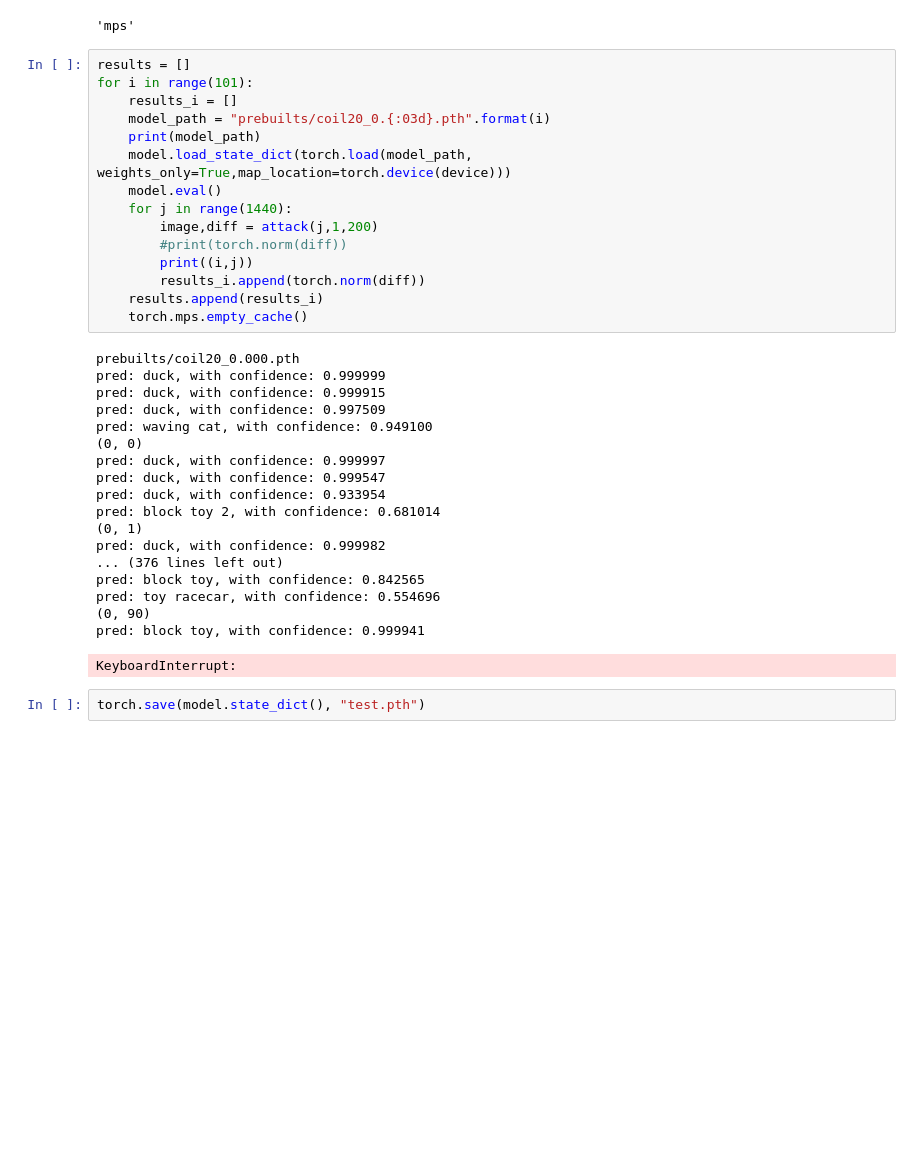
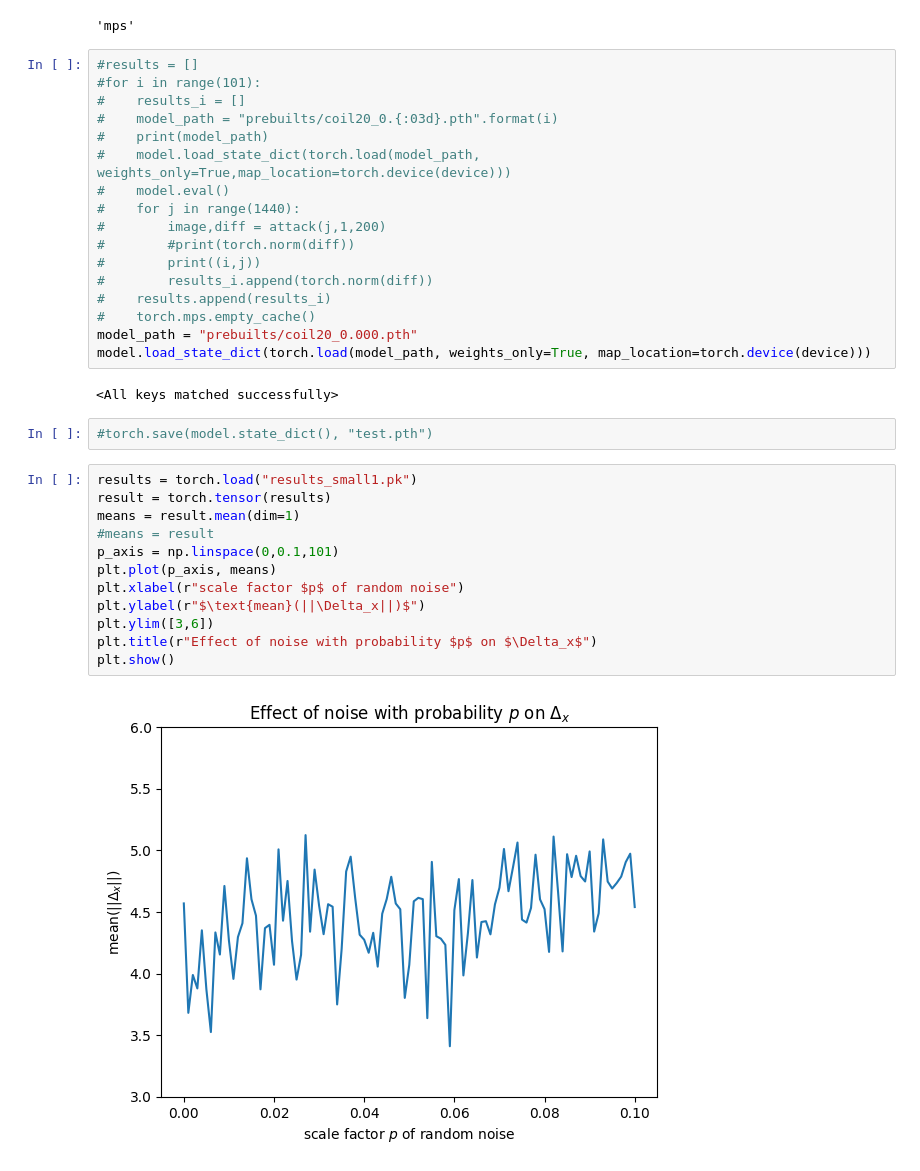
Before and after one commit to ameliamartinson/540-project-code, a Jupyter notebook: Coil20_simplified_small.ipynb, the cells around one changed output. Saved outputs shown, nothing was run; the diff lists cells and outputs as text; blank space fills up the shorter version.

```diff
--- a/Coil20_simplified_small.ipynb
+++ b/Coil20_simplified_small.ipynb
@@ -454,38 +459,37 @@ device
 # %% [output]
 'mps'
 # %%
-results = []
-for i in range(101):
-    results_i = []
-    model_path = "prebuilts/coil20_0.{:03d}.pth".format(i)
-    print(model_path)
-    model.load_state_dict(torch.load(model_path, weights_only=True,map_location=torch.device(device)))
-    model.eval()
-    for j in range(1440):
-        image,diff = attack(j,1,200)
-        #print(torch.norm(diff))
-        print((i,j))
-        results_i.append(torch.norm(diff))
-    results.append(results_i)
-    torch.mps.empty_cache()
+#results = []
+#for i in range(101):
+#    results_i = []
+#    model_path = "prebuilts/coil20_0.{:03d}.pth".format(i)
+#    print(model_path)
+#    model.load_state_dict(torch.load(model_path, weights_only=True,map_location=torch.device(device)))
+#    model.eval()
+#    for j in range(1440):
+#        image,diff = attack(j,1,200)
+#        #print(torch.norm(diff))
+#        print((i,j))
+#        results_i.append(torch.norm(diff))
+#    results.append(results_i)
+#    torch.mps.empty_cache()
+model_path = "prebuilts/coil20_0.000.pth"
+model.load_state_dict(torch.load(model_path, weights_only=True, map_location=torch.device(device)))
 # %% [output]
-prebuilts/coil20_0.000.pth
-pred: duck, with confidence: 0.999999
-pred: duck, with confidence: 0.999915
-pred: duck, with confidence: 0.997509
-pred: waving cat, with confidence: 0.949100
-(0, 0)
-pred: duck, with confidence: 0.999997
-pred: duck, with confidence: 0.999547
-pred: duck, with confidence: 0.933954
-pred: block toy 2, with confidence: 0.681014
-(0, 1)
-pred: duck, with confidence: 0.999982
-... (376 lines left out)
-pred: block toy, with confidence: 0.842565
-pred: toy racecar, with confidence: 0.554696
-(0, 90)
-pred: block toy, with confidence: 0.999941
+<All keys matched successfully>
-KeyboardInterrupt:
 # %%
-torch.save(model.state_dict(), "test.pth")
+#torch.save(model.state_dict(), "test.pth")
+# %%
+results = torch.load("results_small1.pk")
+result = torch.tensor(results)
+means = result.mean(dim=1)
+#means = result
+p_axis = np.linspace(0,0.1,101)
+plt.plot(p_axis, means)
+plt.xlabel(r"scale factor $p$ of random noise")
+plt.ylabel(r"$\text{mean}(||\Delta_x||)$")
+plt.ylim([3,6])
+plt.title(r"Effect of noise with probability $p$ on $\Delta_x$")
+plt.show()
+# %% [output]
+[figure, added]
```
Also changed, not shown: parts of 6 cells of this notebook, 9 other files.
